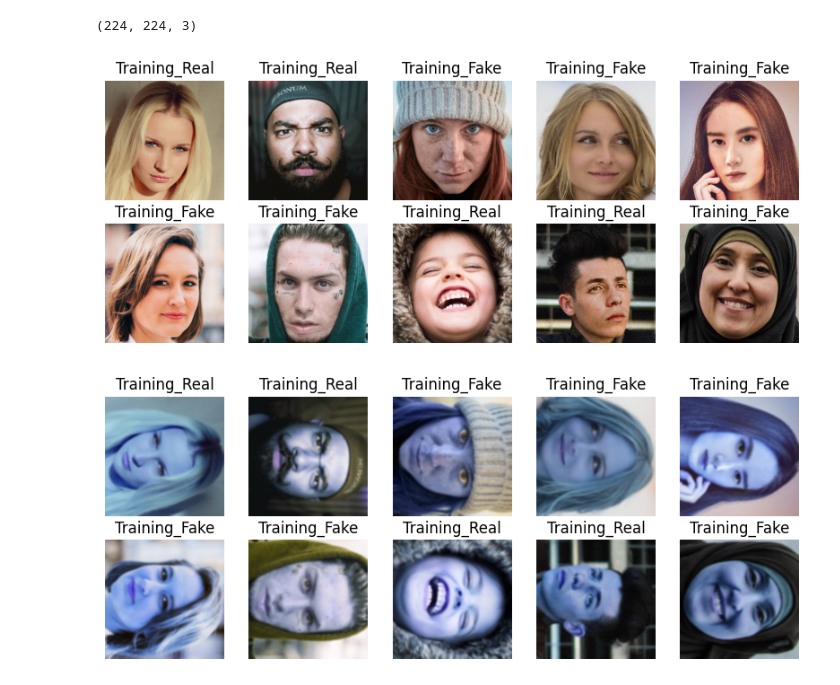
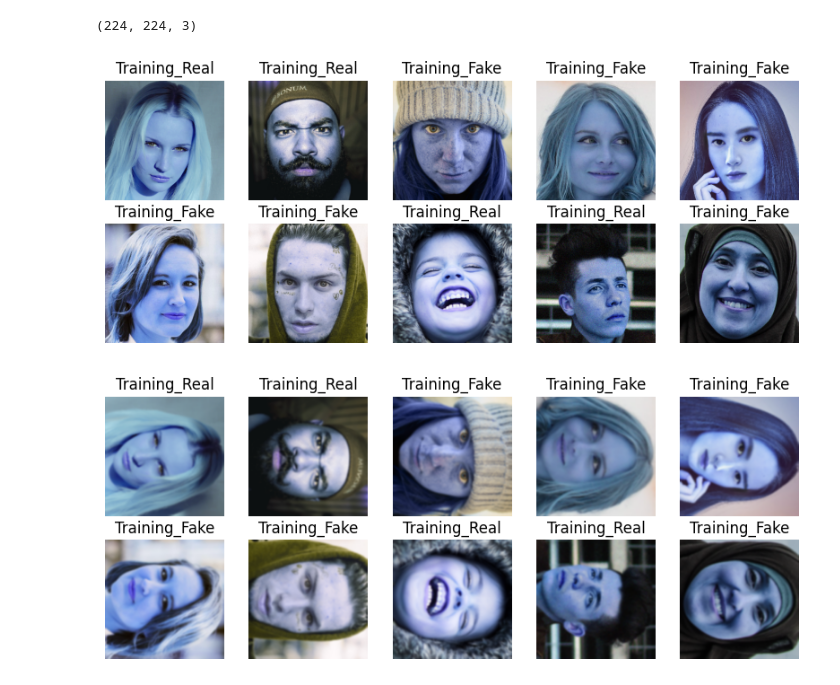
Before and after one commit to bulutirm/RealAndFakeFaceDetection, a Jupyter notebook: RealAndFakeFaceDetection.ipynb, the cells around one changed output. Drawn from its saved outputs; the diff is of its cells as text; code cells hidden in the pictures.

```diff
--- a/RealAndFakeFaceDetection.ipynb
+++ b/RealAndFakeFaceDetection.ipynb
@@ -108,28 +91,19 @@ print(input_shape)
 # %% [output]
 (224, 224, 3)
 # %%
-def visualize_original_images(image_batch):
+def visualize_img(image_batch, label_batch):
+  random_images = np.random.choice(len(image_batch), size=10, replace=False)
+
   plt.figure(figsize=(10,10))
-  for n in range(10):
+  for n, random_image in enumerate(random_images, start=0):
     ax = plt.subplot(5,5,n+1)
-    plt.imshow(cv2.cvtColor(image_batch[n], cv2.COLOR_BGR2RGB))
+    plt.imshow(image_batch[n])
     plt.title(np.array(list(waste_labels.keys()))[to_categorical(labels, num_classes=2)[n]==1][0].title())
     plt.axis('off')
-  plt.show()
-# %%
-def visualize_img(image_batch, label_batch):
-  random_images = np.random.choice(len(image_batch), size=10, replace=False)
-
-  plt.figure(figsize=(10,10))
-  for n, random_image in enumerate(random_images, start=0):
-    ax = plt.subplot(5,5,n+1)
-    plt.imshow(cv2.cvtColor(image_batch[n], cv2.COLOR_BGR2RGB))
-    plt.title(np.array(list(waste_labels.keys()))[to_categorical(labels, num_classes=2)[n]==1][0].title())
-    plt.axis('off')
-# %%
-visualize_original_images(x_original)
-# %% [output]
-[figure, removed]
+# %%
+visualize_img(x_original, labels)
+# %% [output]
+[figure, added]
 # %%
 visualize_img(x, labels)
 # %% [output]
```
Also changed, not shown: parts of 11 cells of this notebook.
